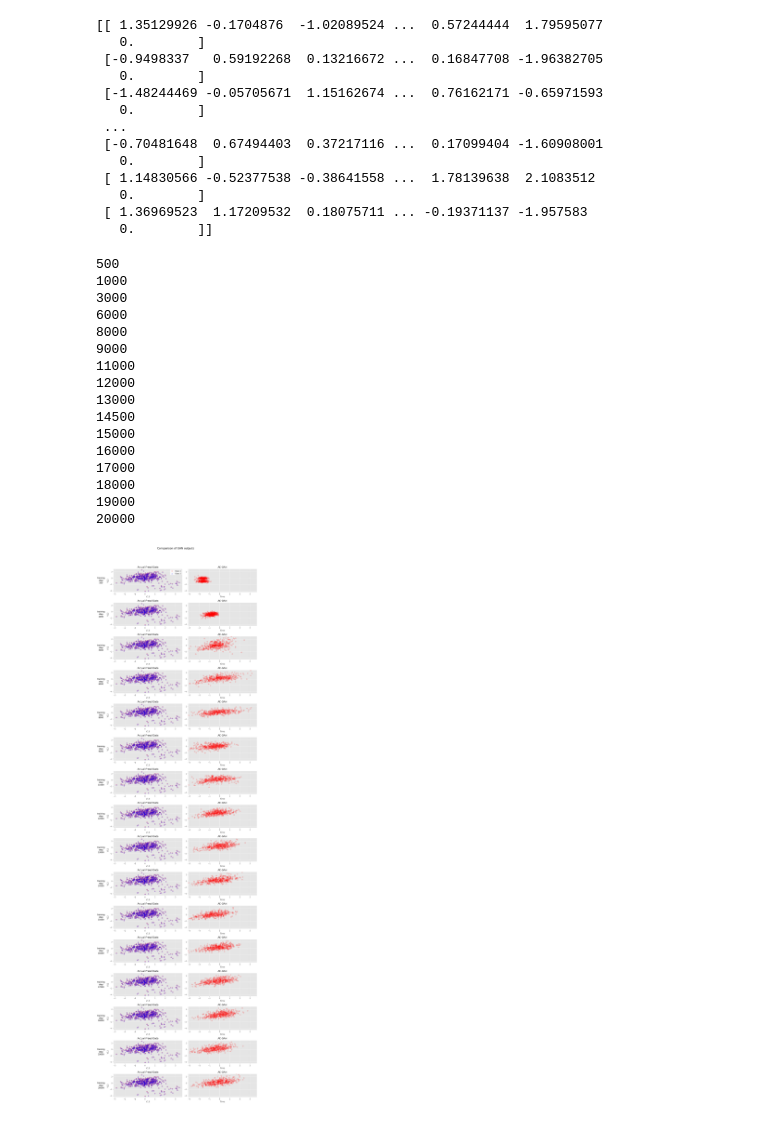
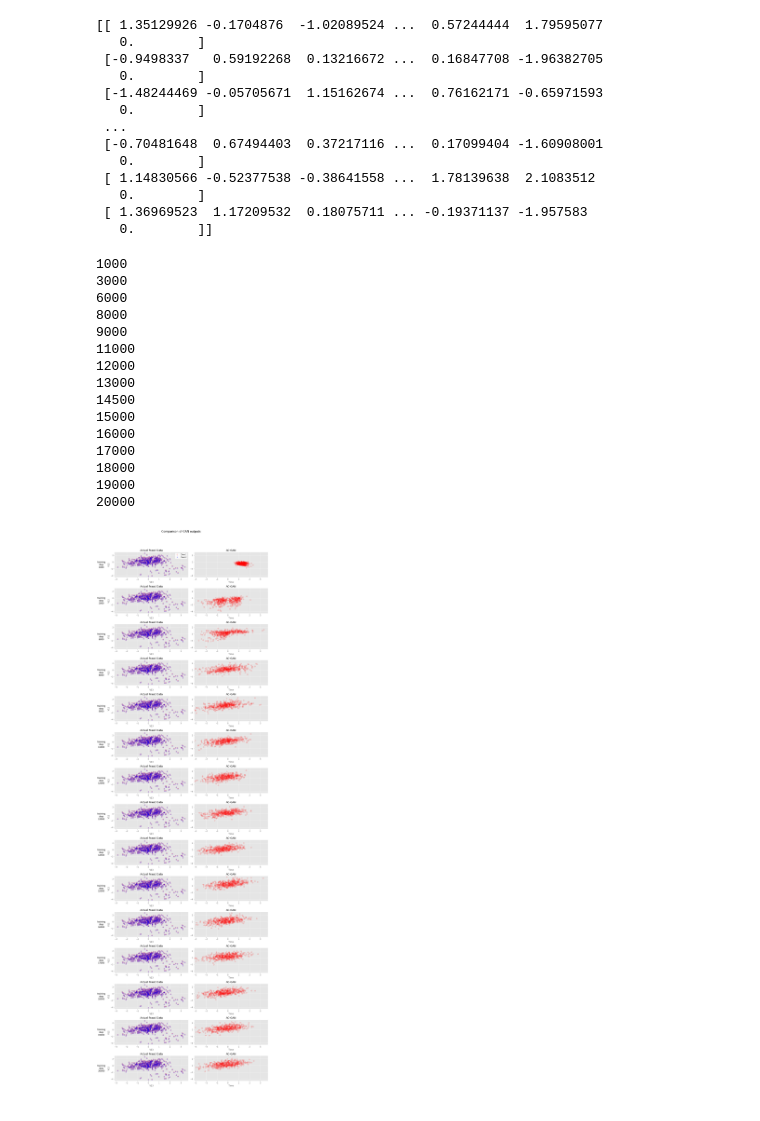
Before and after one commit to Raghu290/sparkML, a Jupyter notebook: ac_gan_credit.ipynb, the cells around one changed output. Saved outputs shown, nothing was run; the diff lists cells and outputs as text; code cells hidden in the pictures.

```diff
--- a/ac_gan_credit.ipynb
+++ b/ac_gan_credit.ipynb
@@ -428,7 +427,7 @@ for model_name in (model_names ):
     models[model_name] = [ model_name, generator_model ]
 
 
-model_steps = [ 500,  1000, 3000, 6000, 8000, 9000, 11000, 12000, 13000, 14500, 15000,16000, 17000,18000,19000,20000]
+model_steps = [  1000, 3000, 6000, 8000, 9000, 11000, 12000, 13000, 14500, 15000,16000, 17000,18000,19000,20000]
 rows = len(model_steps)
 columns = 2
 col1, col2 = 'V13', 'V12'
@@ -451,7 +450,7 @@ for model_step_ix, model_step in enumerate( model_steps ):
 
     axarr[model_step_ix] = plt.subplot(rows, columns, model_step_ix*columns + 1)
 
-    for  color, marker, label in zip(real_samples.groupby('Class_1'), colors, markers, class_labels ):
+    for  color, marker, label in zip( colors, markers, class_labels ):
         plt.scatter( real_samples[[col1]], real_samples[[col2]],
                         label=label, marker=marker, edgecolors=color, facecolors='none' )
 
@@ -478,32 +477,31 @@ for model_step_ix, model_step in enumerate( model_steps ):
         plt.scatter( gen_samples[[col1]], gen_samples[[col2]], marker=markers[0], edgecolors=colors[0], facecolors='none' )
         plt.title(model_name)
         plt.xlabel(data_cols[0])
         ax.set_xlim(xlims), ax.set_ylim(ylims)
 
 
 plt.suptitle('Comparison of GAN outputs', size=16)
 plt.tight_layout(rect=[0.075,0,1,0.95])
 
 # Adding text labels for traning steps
 vpositions = np.array([ i._position.bounds[1] for i in axarr ])
 vpositions += ((vpositions[0] - vpositions[1]) * 0.35 )
 for model_step_ix, model_step in enumerate( model_steps ):
     fig.text( 0.05, vpositions[model_step_ix], 'training\nstep\n'+str(model_step), ha='center', va='center', size=12)
 # %% [output]
-500
 1000
 3000
 6000
 8000
 9000
 11000
 12000
 13000
 14500
 15000
 16000
 17000
 18000
 19000
 20000
-[figure, old version]
+[figure, new version]
```
Also changed, not shown: parts of 8 cells of this notebook.
